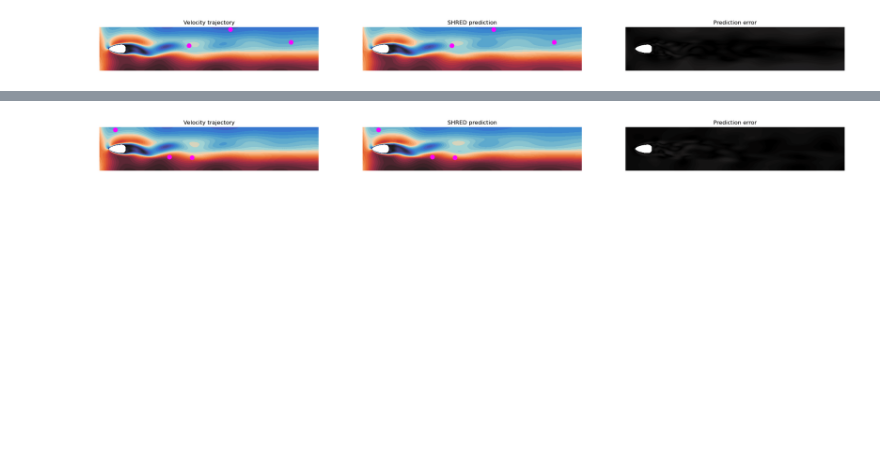
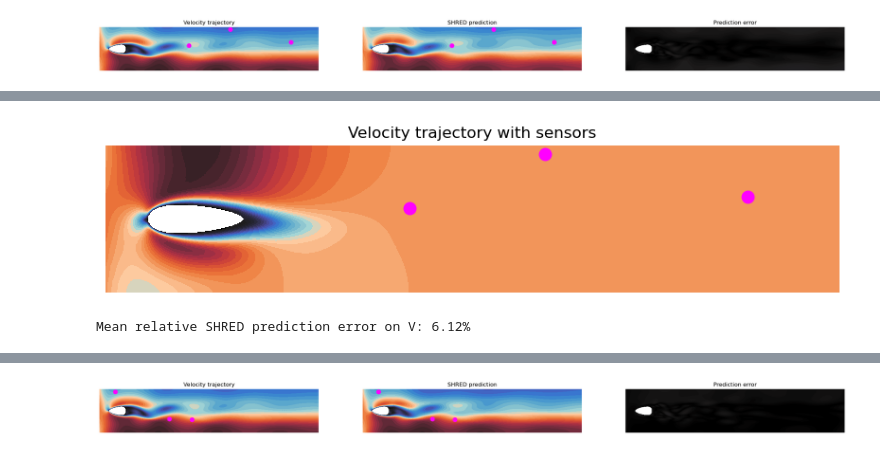
Before and after one commit to markus0800/SHRED-ROM, a Jupyter notebook: FlowAroundObstacle.ipynb, the cells around one changed output, grey strips where cells are left out. Cells and saved outputs as stored; diff of their text form; code cells hidden in the pictures; blank space fills up the shorter version.

```diff
--- a/FlowAroundObstacle.ipynb
+++ b/FlowAroundObstacle.ipynb
@@ -708,0 +714,44 @@ trajectories_with_fixedsensors(plotlist, MUtest[whichtrajectory, 0, 2:], idx_sen
+# %%
+# LOAD SENSOR DATA
+
+nsensors = 3
+idx_sensors = torch.load('Data/FlowAroundObstacle_idx_sensors_velocity.pt', weights_only = False)
+
+sensors_data_train = Vxtrain[:,:,idx_sensors]
+sensors_data_valid = Vxvalid[:,:,idx_sensors]
+sensors_data_test = Vxtest[:,:,idx_sensors]
+# %%
+# TRAJECTORY WITH SENSORS (PLOT)
+
+def trajectory_with_sensors(vt, params_geo, idx_sensors, title = None):
+    """
+    Velocity trajectory with sensors
+    Input: velocity trajectory with dimension (ntimes, nvelocity), geometric parameters and and the selected sensor indices
+    """
+
+    mesh = mesh_generator(params_geo[0], params_geo[1])
+    Vh = VectorFunctionSpace(mesh, "CG", 2)
+    sensors_coordinates = torch.from_numpy(Vh.sub(0).collapse().tabulate_dof_coordinates()[idx_sensors]).reshape(-1)
+    v = Function(Vh)
+
+    vmin = vt.abs().min()
+    vmax = vt.abs().max()
+
+    for i in range(vt.shape[0]):
+        plt.figure(figsize=(10,10))
+        v.vector()[:] = vt[i]
+        plot(sqrt(inner(v, v)), cmap = cmap, vmin = vmin, vmax = vmax)
+        for k in np.arange(0, nsensors * 2, 2):
+            plt.plot(sensors_coordinates[k], sensors_coordinates[k+1], 'o', mfc = '#FF00FF', mec = '#FF00FF', ms = 8, mew = 2)
+        plt.title(title)
+        plt.axis('off')
+        display(plt.gcf())
+        plt.close()
+        clc(wait=True)
+
+whichtrajectory = 0
+whichtimes = torch.arange(0, 20)
+
+trajectory_with_sensors(V[whichtrajectory, whichtimes], MU[whichtrajectory, 0, 2:], idx_sensors, title = "Velocity trajectory with sensors")
+# %% [output]
+[figure, added]
@@ -708,0 +792,17 @@ trajectories_with_fixedsensors(plotlist, MUtest[whichtrajectory, 0, 2:], idx_sen
+# %%
+# SHRED ERRORS ON TEST DATA
+
+shred.freeze()
+
+Vtest_POD_hat =  shred(test_data_in).cpu()
+
+Vxtest_hat = torch.from_numpy(scalerVx.inverse_transform(Vtest_POD_hat[:,:kvelocity//2])) @ Wx
+Vytest_hat = torch.from_numpy(scalerVy.inverse_transform(Vtest_POD_hat[:,kvelocity//2:])) @ Wy
+
+Vtest_hat = torch.zeros(ntest, ntimes, nvelocity)
+Vtest_hat[:, :, 0 : nvelocity : 2] = Vxtest_hat.reshape(ntest, ntimes, nvelocity//2)
+Vtest_hat[:, :, 1 : nvelocity : 2] = Vytest_hat.reshape(ntest, ntimes, nvelocity//2)
+
+print("Mean relative SHRED prediction error on V: %s" % num2p(mre(Vtest, Vtest_hat)))
+# %% [output]
+Mean relative SHRED prediction error on V: 6.12%
```
Also changed, not shown: parts of 38 cells of this notebook, 2 other files.
